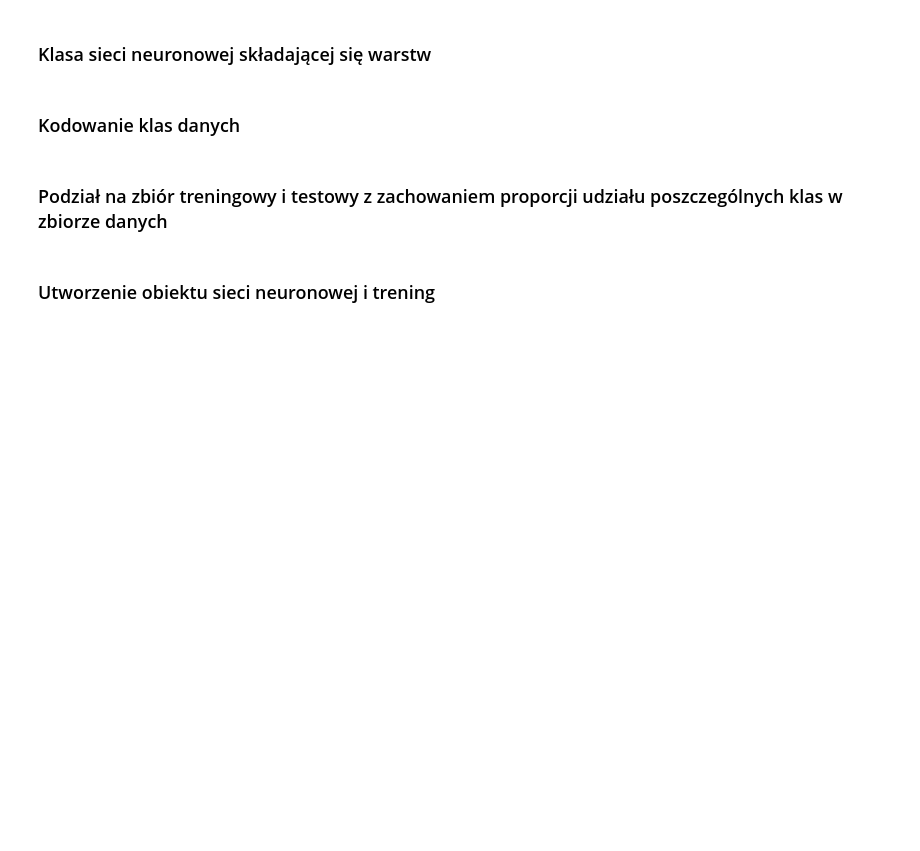
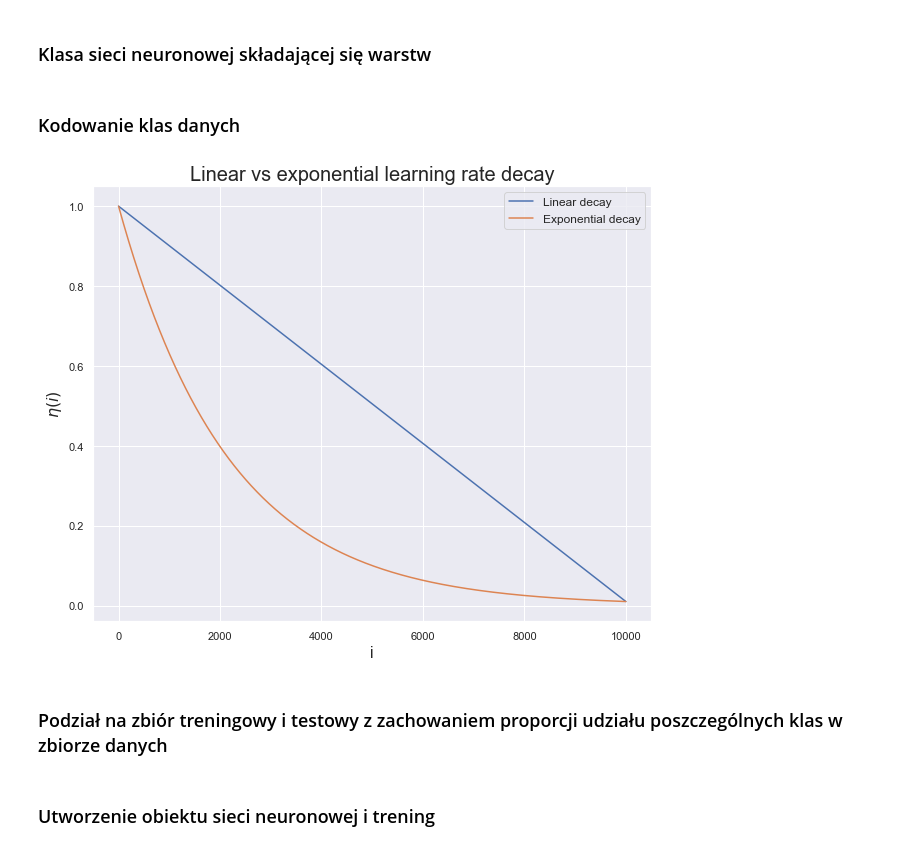
Before and after one commit to rzelazo/Breast_Tissue_MLP_Classifier, a Jupyter notebook: SNB.ipynb, the cells around one changed output. Cells and saved outputs as stored; diff of their text form; code cells hidden in the pictures; blank space fills up the shorter version.

```diff
--- a/SNB.ipynb
+++ b/SNB.ipynb
@@ -823,6 +823,28 @@ def one_hot_encode(y):
 # %%
 X = data2_X_normalized.to_numpy() # konwersja z DataFrame na array
 y = one_hot_encode(data2_y.array)
+# %%
+def expspace(start, stop, n_epochs):
+    decay_coeff = (stop / start) ** (1 / n_epochs)
+    res = np.zeros(n_epochs)
+    res[0] = start
+    for i in range(1, n_epochs):
+        res[i] = res[i-1] * decay_coeff
+    return res
+# %%
+plt.rc('axes', labelsize=16, titlesize=20)
+plt.rc('legend', fontsize=12)
+# %%
+a = 10000
+plt.figure(figsize=(10,8))
+plt.plot(np.arange(0,a), np.linspace(1,0.01,a),)
+plt.plot(np.arange(0, a), expspace(1,0.01,a))
+plt.xlabel("i")
+plt.ylabel(r"$\eta(i)$")
+plt.title("Linear vs exponential learning rate decay")
+plt.legend(["Linear decay", "Exponential decay"]);
+# %% [output]
+[figure, added]
 # %%
 class NeuralNetwork:
     """
```
Also changed, not shown: parts of 28 cells of this notebook.
